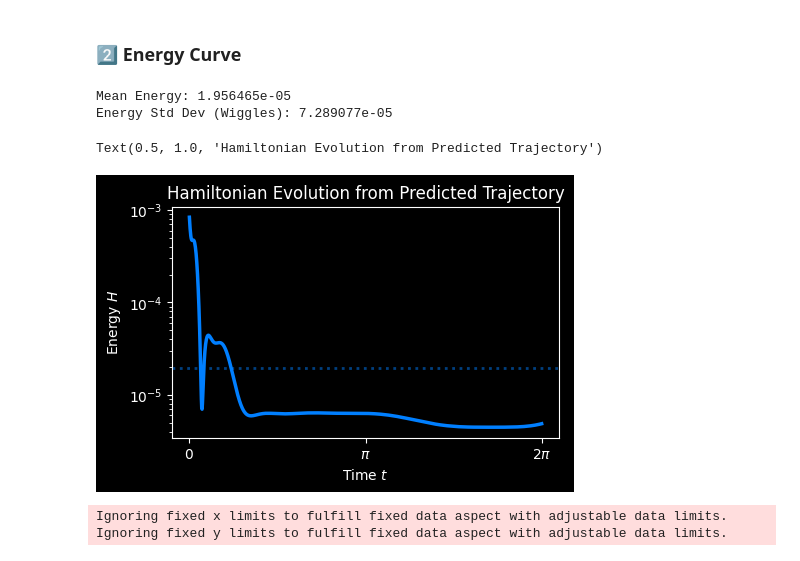
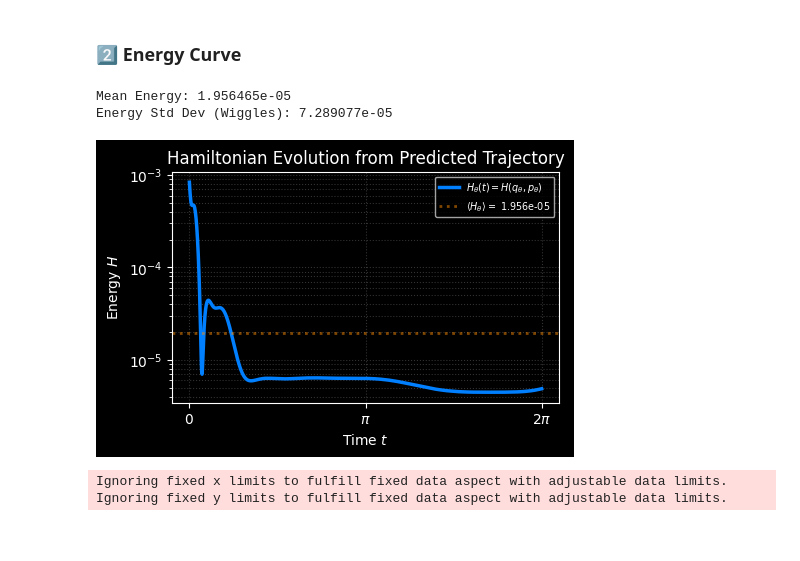
Before and after one commit to Scriber-Labs/lf-pinn-harmonic-oscillator, a Jupyter notebook: notebooks/demo.ipynb, the cells around one changed output. Saved outputs shown, nothing was run; the diff lists cells and outputs as text; code cells hidden in the pictures.

Commit message:
Figure polishing

```diff
--- a/notebooks/demo.ipynb
+++ b/notebooks/demo.ipynb
@@ -230,42 +183,46 @@ t_np = t.detach().cpu().numpy().flatten()
 # 1. High-resolution grid for smooth evaluation
 t_smooth = torch.linspace(0, 2 * torch.pi, 1000).view(-1, 1).to(device)
 t_smooth.requires_grad_(True)
 
 # 2. Re-evaluate model and derivatives
-x_smooth = model(t_smooth)
-dx_smooth = torch.autograd.grad(
-    x_smooth, t_smooth,
-    grad_outputs=torch.ones_like(x_smooth),
+q_smooth = model(t_smooth)
+dq_smooth = torch.autograd.grad(
+    q_smooth, t_smooth,
+    grad_outputs=torch.ones_like(q_smooth),
     create_graph=True,
 )[0]
 
-x_s_np = x_smooth.detach().cpu().numpy().flatten()
-p_s_np = dx_smooth.detach().cpu().numpy().flatten()
+q_s_np = q_smooth.detach().cpu().numpy().flatten()
+p_s_np = dq_smooth.detach().cpu().numpy().flatten()
 t_s_np = t_smooth.detach().cpu().numpy().flatten()
 
 # 3. Calculate Hamiltonian H_theta(t)
-H_smooth = 0.5 * p_s_np**2 + 0.5 * omega**2 * x_s_np**2
+H_smooth = 0.5 * p_s_np**2 + 0.5 * omega**2 * q_s_np**2
 h_mean = np.mean(H_smooth)
 h_std = np.std(H_smooth)
 
 print(f"Mean Energy: {h_mean:.6e}")
 print(f"Energy Std Dev (Wiggles): {h_std:.6e}")
 
 # 4. Plot Hamiltonian
 plt.figure(figsize=(5, 3))
-plt.plot(t_s_np, H_smooth, color="#007FFF", lw=2.5, antialiased=True, label=r"Learned $H_\theta(t)$")
+plt.plot(t_s_np, H_smooth, color="#007FFF", lw=2.5, antialiased=True, label=r"$H_\theta(t)=H(q_\theta, p_\theta)$")
 
 # Add a dashed line for the mean to show stability
-plt.axhline(y=h_mean, color="#007FFF", ls=":", lw=2, alpha=0.5, label="Mean Energy")
+plt.axhline(y=h_mean, color="#FF8C00", ls=":", lw=2, alpha=0.5, label=rf"$\langle H_\theta \rangle=$ {h_mean:.3e}")
 
+plt.grid(True, which="both", alpha=0.2, ls=':')
 plt.yscale("log")
+plt.legend(frameon=True, fontsize='x-small', loc='best')
 plt.xlabel(r"Time $t$")
 plt.ylabel(r"Energy $H$")
 plt.xticks([0, np.pi, 2*np.pi], [r'$0$', r'$\pi$', r'$2\pi$'])
 plt.title("Hamiltonian Evolution from Predicted Trajectory")
+
+plt.savefig("../artifacts/energy.png", dpi=200)
+plt.show()
 # %% [output]
 Mean Energy: 1.956465e-05
 Energy Std Dev (Wiggles): 7.289077e-05
-Text(0.5, 1.0, 'Hamiltonian Evolution from Predicted Trajectory')
-[figure, old version]
+[figure, new version]
 # %%
```
Also changed, not shown: parts of 12 cells of this notebook, 9 other files.
